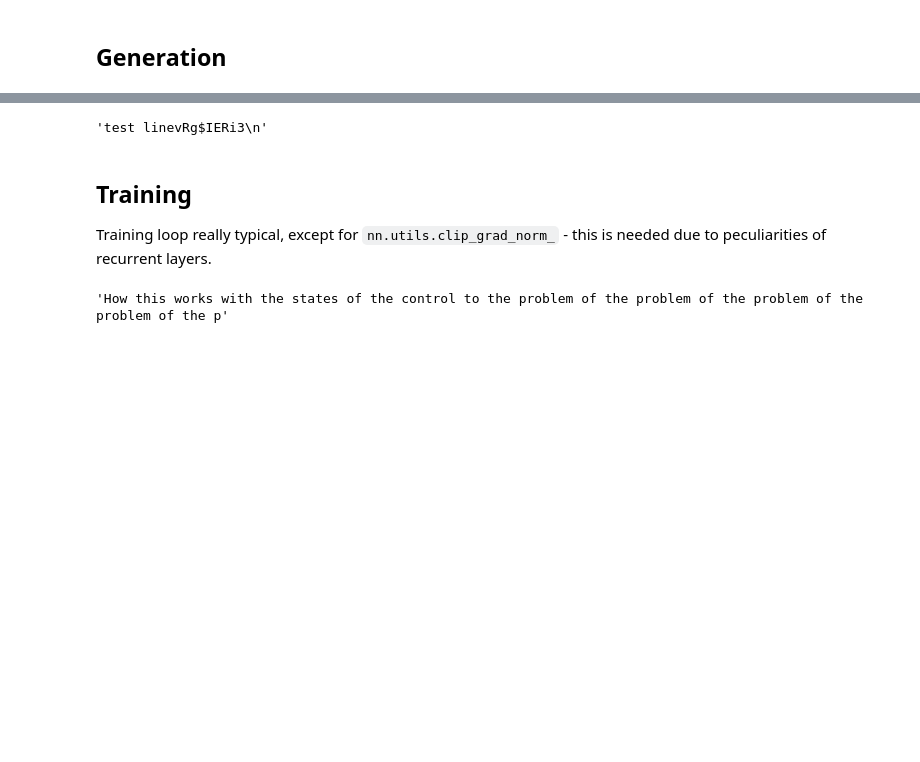
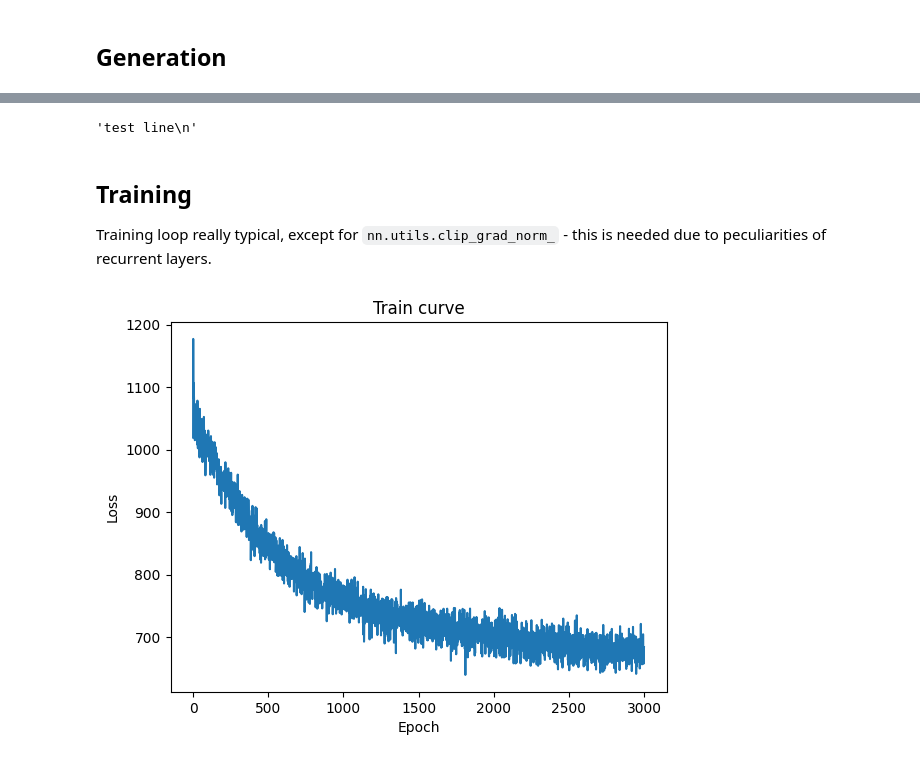
Before and after one commit to fedorkobak/knowledge, a Jupyter notebook: data_science/nlp/recurent_text_gen.ipynb, the cells around one changed output, grey strips where cells are left out. Saved outputs shown, nothing was run; the diff lists cells and outputs as text; code cells hidden in the pictures; blank space fills up the shorter version.

Commit message:
fit showen model, save fitting artefacts

```diff
--- a/data_science/nlp/recurent_text_gen.ipynb
+++ b/data_science/nlp/recurent_text_gen.ipynb
@@ -14,38 +23,36 @@ from torch import nn
 path = kagglehub.dataset_download("Cornell-University/arxiv/versions/205")
 path = Path(path)/"arxiv-metadata-oai-snapshot.json"
 # %%
-data_path = Path("recurent_layer_files")
-data_path.mkdir(exist_ok=True)
-data_path = data_path/"arxiv_small.json"
+data_path = files_path/"arxiv_small.json"
 
 if not data_path.exists():
 
-    lines = []
+    LINES = []
     with open(path, "r") as f:
         for i, one_line in enumerate(tqdm.tqdm(f.readlines())):
             if i % 10 == 0:
-                lines.append(one_line)
+                LINES.append(one_line)
 
     with open(data_path, mode="w") as f:
-        f.writelines(lines)
+        f.writelines(LINES)
 
 data = pd.read_json(data_path, lines=True)
 # %%
 BOS, EOS = " ", "\n"
-lines = (
+LINES = (
     data
     .apply(lambda row: (row["title"] + " ; " + row["abstract"])[:512], axis=1)
     .apply(lambda line: BOS + line.replace(EOS, " ") + EOS)
     .tolist()
 )
 
-lines[:3]
+LINES[:3]
 # %% [output]
 [' Calculation of prompt diphoton production cross sections at Tevatron and   LHC energies ;   A fully differential calculation in perturbative quantum chromodynamics is presented for the production o ...
  ' Computing genus 2 Hilbert-Siegel modular forms over $\\Q(\\sqrt{5})$ via   the Jacquet-Langlands correspondence ;   In this paper we present an algorithm for computing Hecke eigensystems of Hilbert ...
  ' Molecular Synchronization Waves in Arrays of Allosterically Regulated   Enzymes ;   Spatiotemporal pattern formation in a product-activated enzymic reaction at high enzyme concentrations is investi ...
 # %%
-TOKENS = {one_char for one_line in lines for one_char in one_line}
+TOKENS = {one_char for one_line in LINES for one_char in one_line}
 
 TOKENS = sorted(TOKENS)
 "".join(TOKENS)
@@ -222,23 +229,31 @@ def generate(
     model: RNNLanguageModel,
     prefix: str = BOS,
     max_len: int = 100,
-    device: torch.device = torch.device("cpu")
+    device: torch.device = torch.device("cpu"),
+    temperature: float = 1.
 ):
 
     with torch.no_grad():
         for i in range(max_len):
             logits = model(to_tensor([prefix]).to(device))[0, -1]
             probs = torch.softmax(logits, dim=-1).detach().numpy()
-            next_token = TOKENS[np.argmax(probs)]
+
+            if temperature == 0:
+                next_token = TOKENS[np.argmax(probs)]
+            else:
+                probs = probs ** (1./temperature)
+                probs /= sum(probs)
+                next_token = np.random.choice(TOKENS, p=probs)
+
             prefix += next_token
             if next_token == EOS:
                 break
 
     return prefix
 # %%
-generate(model, prefix="test line")
+generate(RNNLanguageModel(len(TOKENS)), prefix="test line")
 # %% [output]
-'test linevRg$IERi3\n'
+'test line\n'
 # %% [markdown]
 ## Training
 
@@ -272,5 +298,11 @@ train_loop(model, lines, device)
+# %%
+plt.plot(*zip(*train_history))
+plt.xlabel("Epoch")
+plt.ylabel("Loss")
+plt.title("Train curve")
+plt.show()
+# %% [output]
+[figure, added]
 # %%
 model.eval()
-generate(model=model, prefix="How this works")
+generate(model=model)
-# %% [output]
-'How this works with the states of the control to the problem of the problem of the problem of the problem of the p'
```
Also changed, not shown: parts of 6 cells of this notebook, 2 other files.
